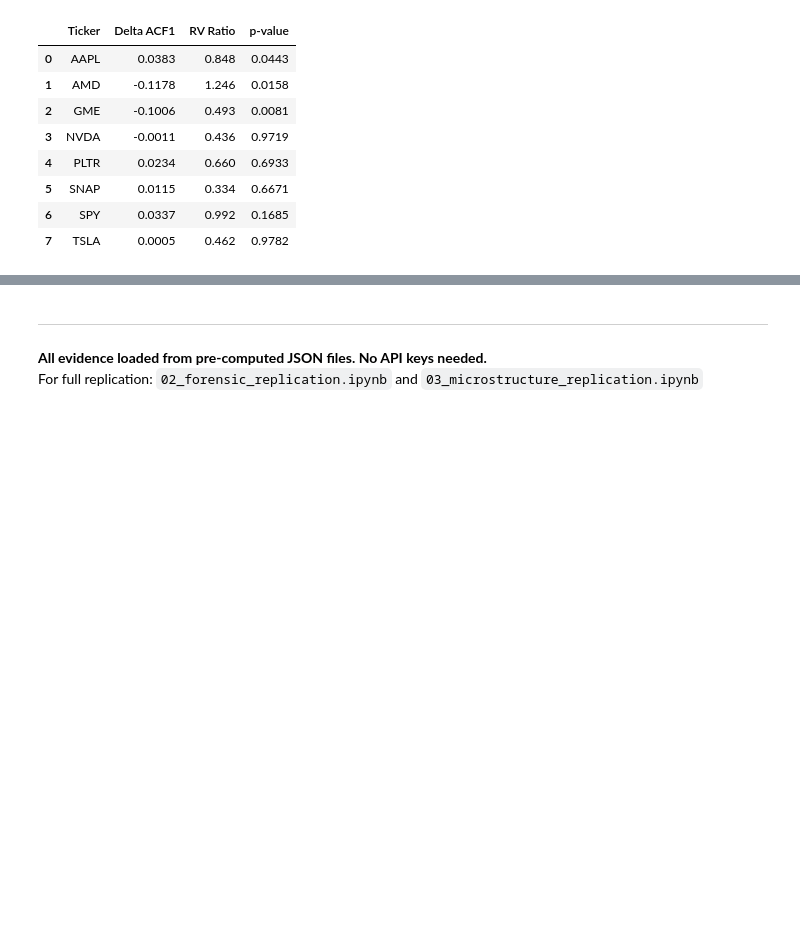
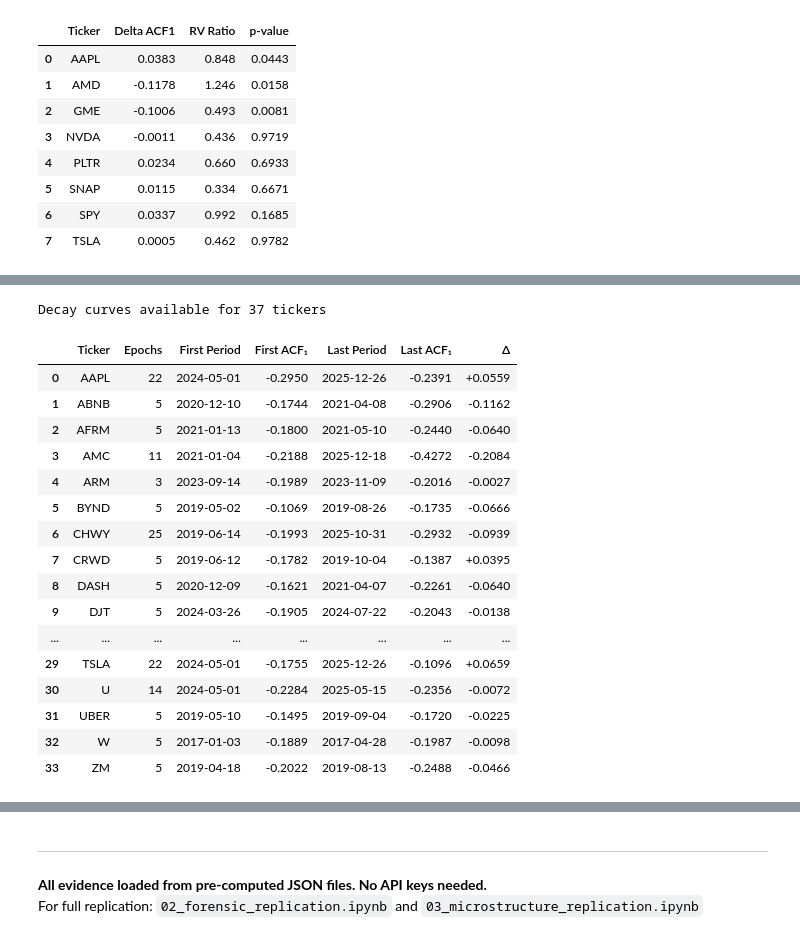
Before and after one commit to TheGameStopsNow/power-tracks-research, a Jupyter notebook: research/options_hedging_microstructure/review_package/01_evidence_viewer.ipynb, the cells around one changed output, grey strips where cells are left out. Saved outputs shown, nothing was run; the diff lists cells and outputs as text; code cells hidden in the pictures; blank space fills up the shorter version.

```diff
--- a/research/options_hedging_microstructure/review_package/01_evidence_viewer.ipynb
+++ b/research/options_hedging_microstructure/review_package/01_evidence_viewer.ipynb
@@ -469,0 +668,43 @@ else:
+# %%
+# ACF Decay Curves
+dc = all_results.get('decay_curves', {})
+if dc:
+    print(f'Decay curves available for {len(dc)} tickers')
+    rows = []
+    for ticker, epochs in sorted(dc.items()):
+        if isinstance(epochs, list) and len(epochs) >= 2:
+            first = epochs[0]
+            last = epochs[-1]
+            rows.append({
+                'Ticker': ticker,
+                'Epochs': len(epochs),
+                'First Period': first.get('start_date', 'N/A'),
+                'First ACF₁': f"{first.get('mean_acf1', 0):.4f}",
+                'Last Period': last.get('start_date', 'N/A'),
+                'Last ACF₁': f"{last.get('mean_acf1', 0):.4f}",
+                'Δ': f"{last.get('mean_acf1', 0) - first.get('mean_acf1', 0):+.4f}",
+            })
+    if rows:
+        df_dc = pd.DataFrame(rows)
+        display(df_dc)
+else:
+    print('decay_curves not found')
+# %% [output]
+Decay curves available for 37 tickers
+|  | Ticker | Epochs | First Period | First ACF₁ | Last Period | Last ACF₁ | Δ |
+| 0 | AAPL | 22 | 2024-05-01 | -0.2950 | 2025-12-26 | -0.2391 | +0.0559 |
+| 1 | ABNB | 5 | 2020-12-10 | -0.1744 | 2021-04-08 | -0.2906 | -0.1162 |
+| 2 | AFRM | 5 | 2021-01-13 | -0.1800 | 2021-05-10 | -0.2440 | -0.0640 |
+| 3 | AMC | 11 | 2021-01-04 | -0.2188 | 2025-12-18 | -0.4272 | -0.2084 |
+| 4 | ARM | 3 | 2023-09-14 | -0.1989 | 2023-11-09 | -0.2016 | -0.0027 |
+| 5 | BYND | 5 | 2019-05-02 | -0.1069 | 2019-08-26 | -0.1735 | -0.0666 |
+| 6 | CHWY | 25 | 2019-06-14 | -0.1993 | 2025-10-31 | -0.2932 | -0.0939 |
+| 7 | CRWD | 5 | 2019-06-12 | -0.1782 | 2019-10-04 | -0.1387 | +0.0395 |
+| 8 | DASH | 5 | 2020-12-09 | -0.1621 | 2021-04-07 | -0.2261 | -0.0640 |
+| 9 | DJT | 5 | 2024-03-26 | -0.1905 | 2024-07-22 | -0.2043 | -0.0138 |
+| ... | ... | ... | ... | ... | ... | ... | ... |
+| 29 | TSLA | 22 | 2024-05-01 | -0.1755 | 2025-12-26 | -0.1096 | +0.0659 |
+| 30 | U | 14 | 2024-05-01 | -0.2284 | 2025-05-15 | -0.2356 | -0.0072 |
+| 31 | UBER | 5 | 2019-05-10 | -0.1495 | 2019-09-04 | -0.1720 | -0.0225 |
+| 32 | W | 5 | 2017-01-03 | -0.1889 | 2017-04-28 | -0.1987 | -0.0098 |
+| 33 | ZM | 5 | 2019-04-18 | -0.2022 | 2019-08-13 | -0.2488 | -0.0466 |
```
Also changed, not shown: parts of 20 cells of this notebook, 20 other files.
